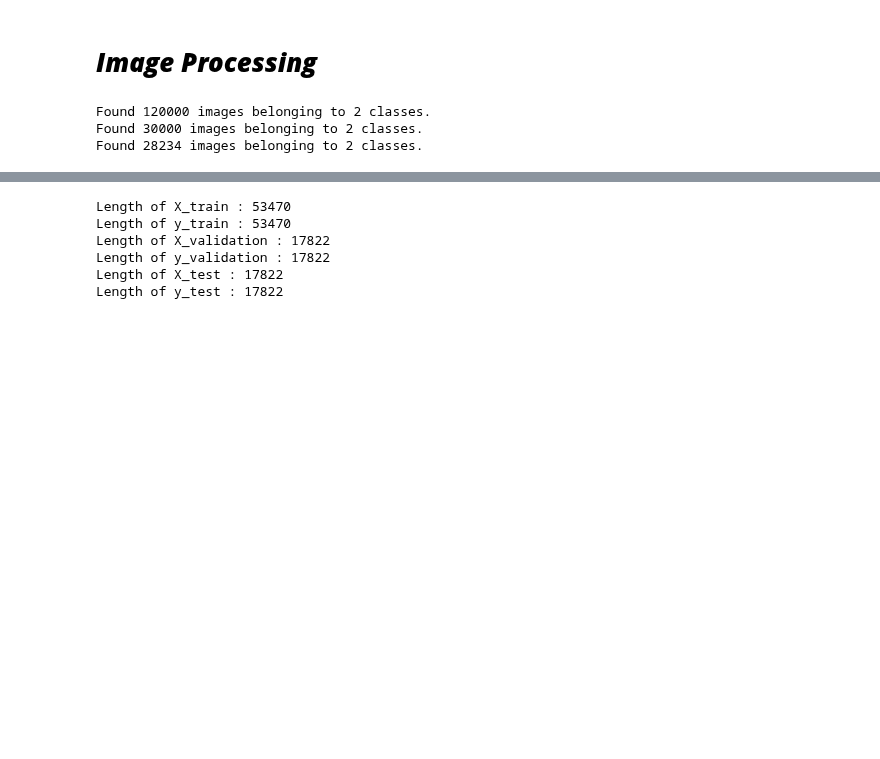
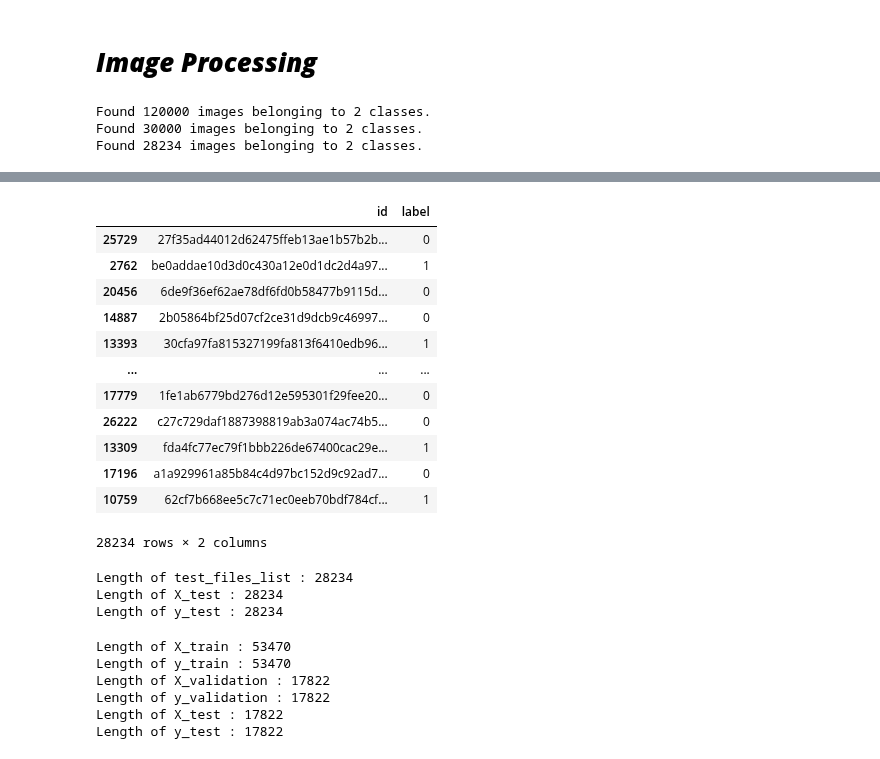
Before and after one commit to srilamaiti/ml_works, a Jupyter notebook: cancer_detection.ipynb, the cells around one changed output, grey strips where cells are left out. Drawn from its saved outputs; the diff is of its cells as text; code cells hidden in the pictures; blank space fills up the shorter version.

```diff
--- a/cancer_detection.ipynb
+++ b/cancer_detection.ipynb
@@ -1078,3 +1092,31 @@ pred=model.predict_generator(test_set,steps=step_size_test,verbose=1)
+# %%
+df_test
+# %% [output]
+|  | id | label |
+| 25729 | 27f35ad44012d62475ffeb13ae1b57b2b... | 0 |
+| 2762 | be0addae10d3d0c430a12e0d1dc2d4a97... | 1 |
+| 20456 | 6de9f36ef62ae78df6fd0b58477b9115d... | 0 |
+| 14887 | 2b05864bf25d07cf2ce31d9dcb9c46997... | 0 |
+| 13393 | 30cfa97fa815327199fa813f6410edb96... | 1 |
+| ... | ... | ... |
+| 17779 | 1fe1ab6779bd276d12e595301f29fee20... | 0 |
+| 26222 | c27c729daf1887398819ab3a074ac74b5... | 0 |
+| 13309 | fda4fc77ec79f1bbb226de67400cac29e... | 1 |
+| 17196 | a1a929961a85b84c4d97bc152d9c92ad7... | 0 |
+| 10759 | 62cf7b668ee5c7c71ec0eeb70bdf784cf... | 1 |
+28234 rows × 2 columns
+# %%
+test_files_list = misc_proc.generate_fully_qualified_file_name_list(df_test.id.values.tolist())
+X_test = np.asarray([skio.imread(image_file, plugin = "tifffile") for image_file in test_files_list])
+y_test = df_test.label.values.tolist()
+
+print(f"Length of test_files_list : {len(test_files_list)}")
+print(f"Length of X_test : {len(X_test)}")
+print(f"Length of y_test : {len(y_test)}")
+# %% [output]
+Length of test_files_list : 28234
+Length of X_test : 28234
+Length of y_test : 28234
 # %%
 # transform logits to probabilities
 pred_logits = model.predict(X_test)
```
Also changed, not shown: parts of 18 cells of this notebook.
